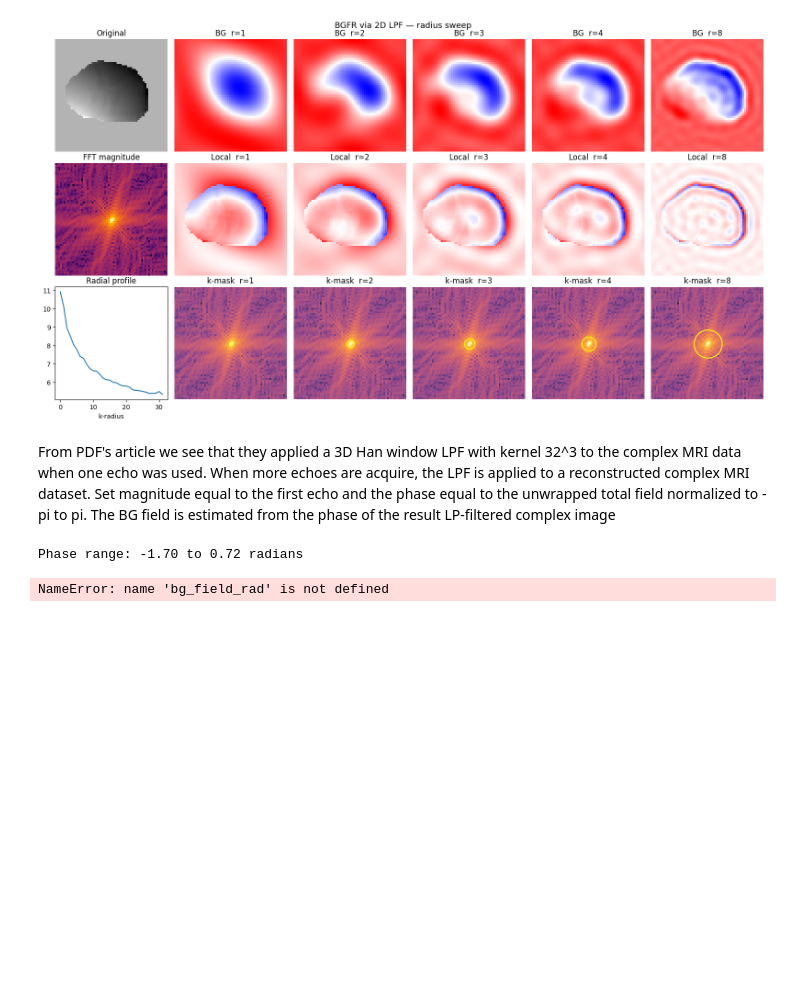
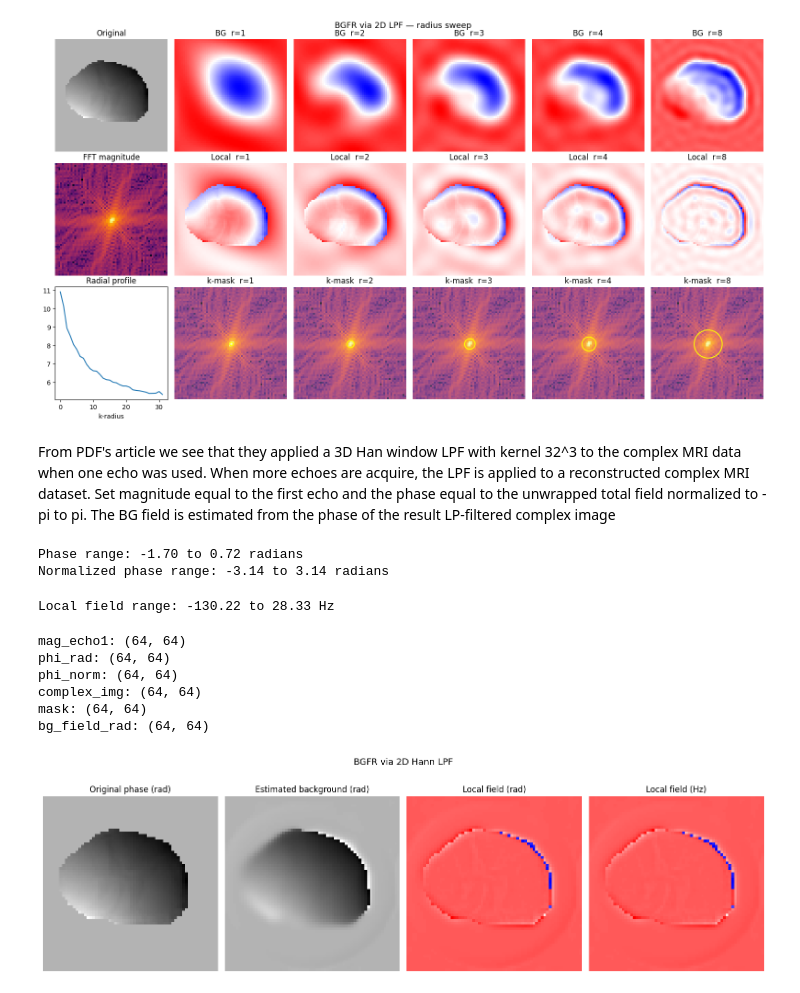
Before and after one commit to sriosq/Image-processing-strategies, a Jupyter notebook: qsm_testing/bgfr_dev.ipynb, the cells around one changed output. Saved outputs shown, nothing was run; the diff lists cells and outputs as text; code cells hidden in the pictures; blank space fills up the shorter version.

```diff
--- a/qsm_testing/bgfr_dev.ipynb
+++ b/qsm_testing/bgfr_dev.ipynb
@@ -107,6 +107,7 @@ unwrapped_phs_img = nib.load(r"/Users/mclogar/msc_data/exvivo_sc_qsm/seb_process
 unwrapped_phs_data = unwrapped_phs_img.get_fdata() # This data is (x,y,z,n_echoes) but for our ex-vivo z=1
 # %%
 total_field_map_hz_data = nib.load(r"/Users/mclogar/msc_data/exvivo_sc_qsm/seb_processing/sub-01/fm_tests/test_custom1/clean_B0.nii").get_fdata()
+total_field_map_hz_data = total_field_map_hz_data[:, :, 0] # Get the single slice (x,y) from (x,y,z=1)
 # We know the echoes, we can take the first echo: 0.0028s
 TE1 = 0.0028 # seconds
 phi_rad = 2 * np.pi * total_field_map_hz_data * TE1 # Convert Hz to radians at TE1
@@ -125,14 +126,17 @@ phi_max = np.nanmax(phi_rad)
 
 phi_norm = (phi_rad - phi_min) / (phi_max - phi_min)
 phi_norm = phi_norm * 2*np.pi - np.pi
+
+print(f"Normalized phase range: {phi_norm.min():.2f} to {phi_norm.max():.2f} radians")
 # %% [output]
 Phase range: -1.70 to 0.72 radians
+Normalized phase range: -3.14 to 3.14 radians
 # %%
 # Now, form the complex image:
 complex_img = mag_echo1 * np.exp(1j * phi_norm)
 
 # LPF: kernel size for Hann LPF (analogous to the 32 in the paper)
-ks = 4
+ks = 32
 hann_mask_man = hann_lpf_2d_mask(N, ks)
 bg_norm = np.angle(ifft2(fft2(complex_img) * hann_mask_man))
 
@@ -140,11 +144,44 @@ bg_field = (bg_norm + np.pi) / (2 * np.pi) # → [0, 1]
 bg_field_rad = bg_field * (phi_max - phi_min) + phi_min # → original scale using phi range
 
 # ── Final step: local field ───────────────────────────────────────────────────────
-local_field = phase_unwrapped - bg_field # This local field is in radians
+local_phase_rad = phi_rad - bg_field_rad# This local field is in radians
 # Convert to Hz (assuming TE in seconds)
-local_field_Hz = local_phase_rad / (2*np.pi*TE)
+local_field_Hz = local_phase_rad / (2*np.pi*TE1)
-# %% [output]
-NameError: name 'bg_field_rad' is not defined
+# %%
+print(f"Local field range: {local_field_Hz.min():.2f} to {local_field_Hz.max():.2f} Hz")
+# %% [output]
+Local field range: -130.22 to 28.33 Hz
+# %%
+print("mag_echo1:", mag_echo1.shape)
+print("phi_rad:", phi_rad.shape)
+print("phi_norm:", phi_norm.shape)
+print("complex_img:", complex_img.shape)
+print("mask:", hann_mask_man.shape)
+print("bg_field_rad:", bg_field_rad.shape)
+# %% [output]
+mag_echo1: (64, 64)
+phi_rad: (64, 64)
+phi_norm: (64, 64)
+complex_img: (64, 64)
+mask: (64, 64)
+bg_field_rad: (64, 64)
+# %%
+fig, axes = plt.subplots(1, 4, figsize=(15, 5))
+axes = axes.flatten()
+
+axes[0].imshow(phi_rad, cmap='gray'); axes[0].set_title('Original phase (rad)')
+axes[1].imshow(bg_field_rad, cmap='gray'); axes[1].set_title('Estimated background (rad)')
+axes[2].imshow(local_phase_rad, cmap='bwr'); axes[2].set_title('Local field (rad)')
+axes[3].imshow(local_field_Hz, cmap='bwr', vmin=local_field_Hz.min(), vmax=local_field_Hz.max()); axes[3].set_title('Local field (Hz)')
+
+for ax in axes:
+    ax.axis('off')
+
+plt.suptitle('BGFR via 2D Hann LPF', fontsize=13)
+plt.tight_layout()
+plt.show()
+# %% [output]
+[figure, added]
 # %%
 # Now create different kernel sizes
 kernel_sizes = [8, 16, 24, 32]              # analogous to paper's 32³ in 2D
```
Also changed, not shown: 4 other files.
